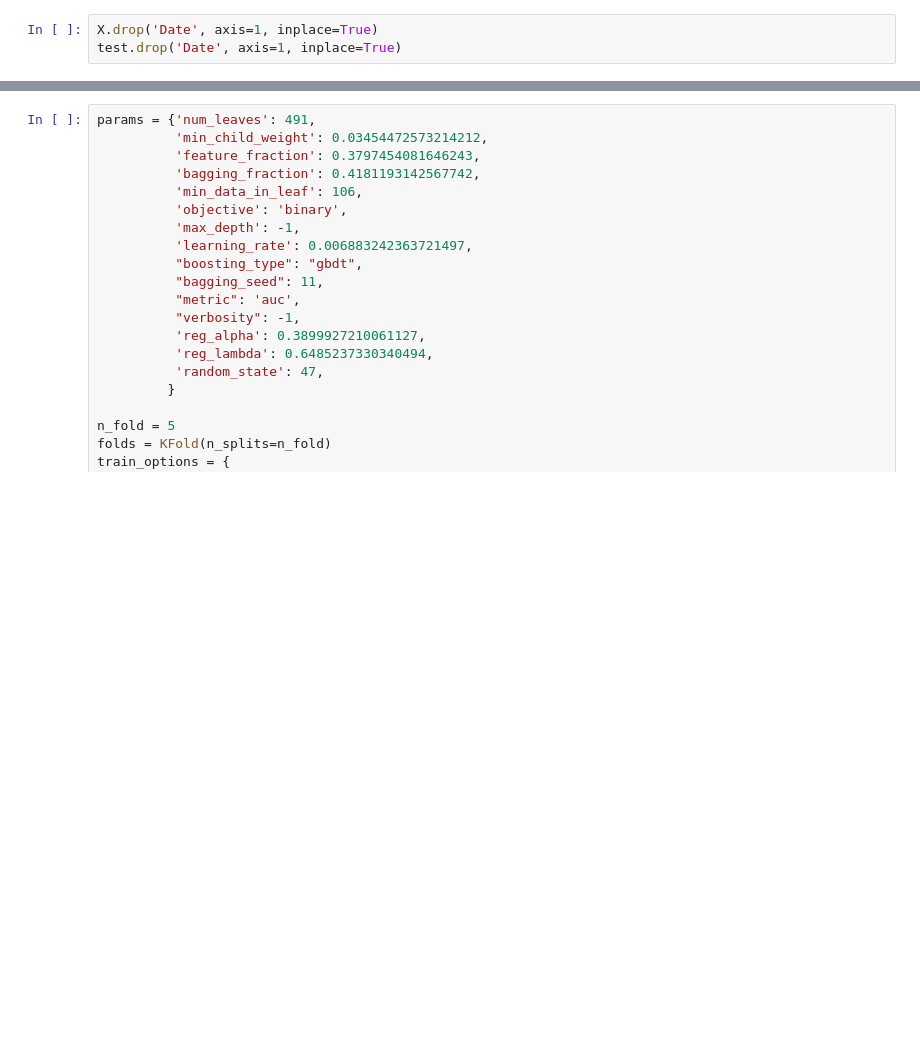
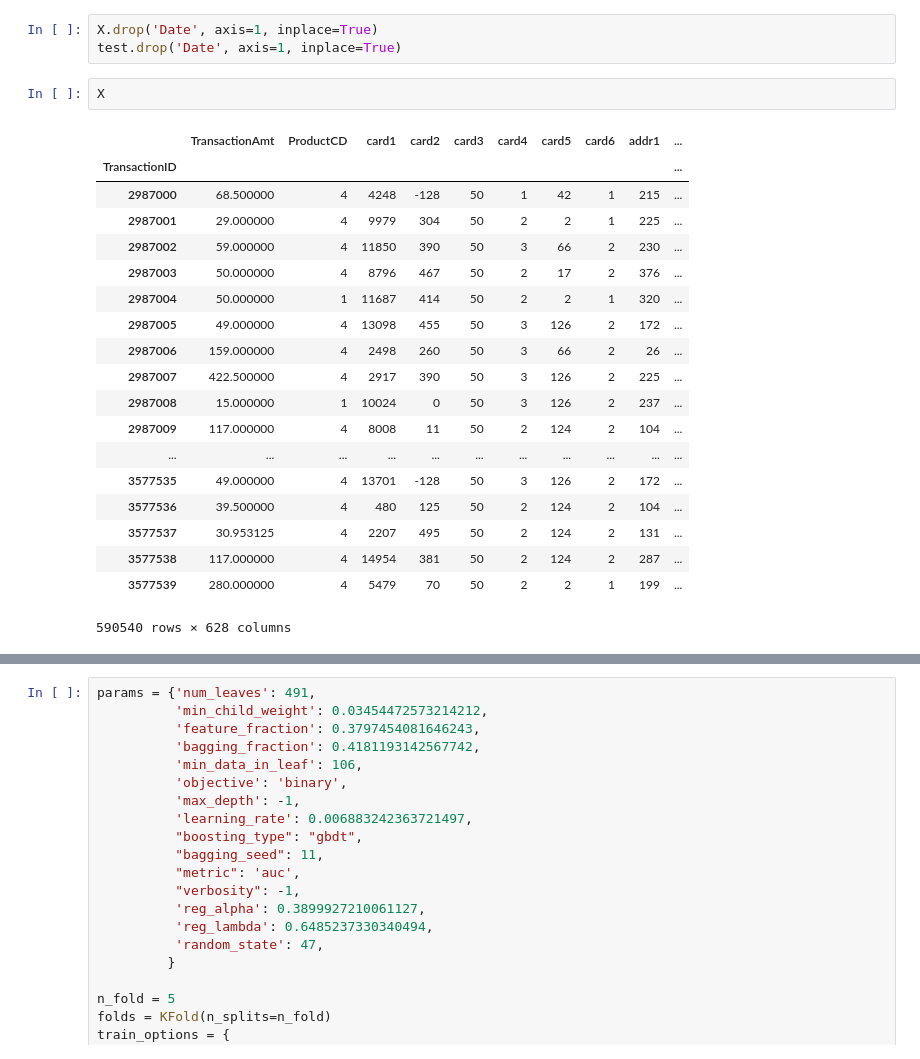
Before and after one commit to vasyafon/BayDS, a Jupyter notebook: notebooks/add_time_features.ipynb, the cells around one changed output, grey strips where cells are left out. Drawn from its saved outputs; the diff is of its cells as text; blank space fills up the shorter version.

```diff
--- a/notebooks/add_time_features.ipynb
+++ b/notebooks/add_time_features.ipynb
@@ -129,3 +129,25 @@ y = pd.read_pickle(f'f:/my/Prog/kaggle/Baydin/Data/y.pkl')
 # %%
 X.drop('Date', axis=1, inplace=True)
 test.drop('Date', axis=1, inplace=True)
+# %%
+X
+# %% [output]
+|  | TransactionAmt | ProductCD | card1 | card2 | card3 | card4 | card5 | card6 | addr1 | ... |
+| TransactionID |  |  |  |  |  |  |  |  |  | ... |
+| 2987000 | 68.500000 | 4 | 4248 | -128 | 50 | 1 | 42 | 1 | 215 | ... |
+| 2987001 | 29.000000 | 4 | 9979 | 304 | 50 | 2 | 2 | 1 | 225 | ... |
+| 2987002 | 59.000000 | 4 | 11850 | 390 | 50 | 3 | 66 | 2 | 230 | ... |
+| 2987003 | 50.000000 | 4 | 8796 | 467 | 50 | 2 | 17 | 2 | 376 | ... |
+| 2987004 | 50.000000 | 1 | 11687 | 414 | 50 | 2 | 2 | 1 | 320 | ... |
+| 2987005 | 49.000000 | 4 | 13098 | 455 | 50 | 3 | 126 | 2 | 172 | ... |
+| 2987006 | 159.000000 | 4 | 2498 | 260 | 50 | 3 | 66 | 2 | 26 | ... |
+| 2987007 | 422.500000 | 4 | 2917 | 390 | 50 | 3 | 126 | 2 | 225 | ... |
+| 2987008 | 15.000000 | 1 | 10024 | 0 | 50 | 3 | 126 | 2 | 237 | ... |
+| 2987009 | 117.000000 | 4 | 8008 | 11 | 50 | 2 | 124 | 2 | 104 | ... |
+| ... | ... | ... | ... | ... | ... | ... | ... | ... | ... | ... |
+| 3577535 | 49.000000 | 4 | 13701 | -128 | 50 | 3 | 126 | 2 | 172 | ... |
+| 3577536 | 39.500000 | 4 | 480 | 125 | 50 | 2 | 124 | 2 | 104 | ... |
+| 3577537 | 30.953125 | 4 | 2207 | 495 | 50 | 2 | 124 | 2 | 131 | ... |
+| 3577538 | 117.000000 | 4 | 14954 | 381 | 50 | 2 | 124 | 2 | 287 | ... |
+| 3577539 | 280.000000 | 4 | 5479 | 70 | 50 | 2 | 2 | 1 | 199 | ... |
+590540 rows × 628 columns
```
Also changed, not shown: parts of 2 cells of this notebook, 1 other file.
